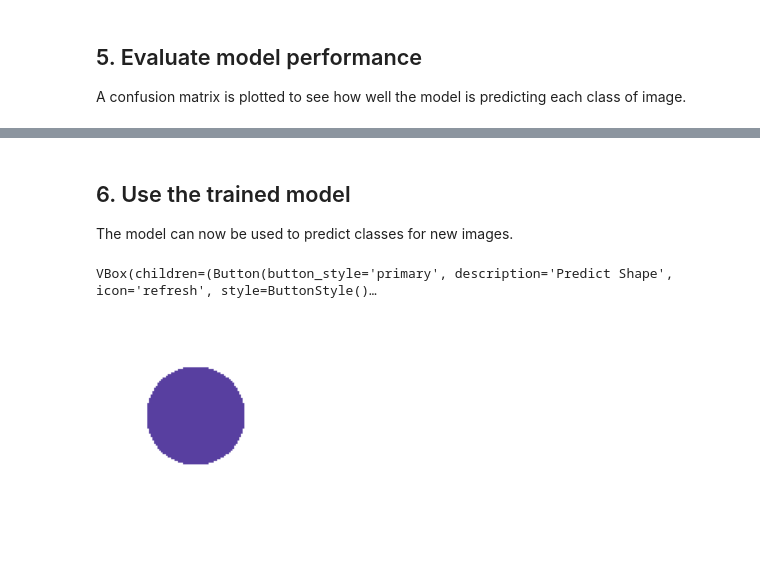
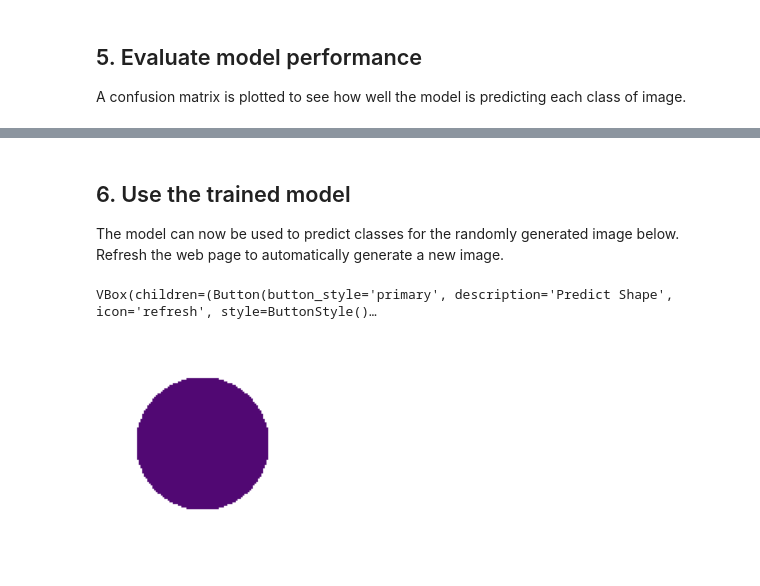
Before and after one commit to guypwhunt/deep_neural_network, a Jupyter notebook: convolutional_neural_networks_pytorch.ipynb, the cells around one changed output, grey strips where cells are left out. Cells and saved outputs as stored; diff of their text form; code cells hidden in the pictures.

```diff
--- a/convolutional_neural_networks_pytorch.ipynb
+++ b/convolutional_neural_networks_pytorch.ipynb
@@ -628,7 +629,7 @@ Getting predictions from test set...
 # %% [markdown]
 ## 6. Use the trained model
 
-The model can now be used to predict classes for new images.
+The model can now be used to predict classes for the randomly generated image below. Refresh the web page to automatically generate a new image.
 # %%
 # Function to predict the class of an image
 def predict_image(classifier, image):
@@ -666,55 +667,58 @@ def create_image (size, shape):
 
     img = Image.new("RGB", size, (255, 255, 255))
     draw = ImageDraw.Draw(img)
 
     if shape == 'circle':
         draw.ellipse([(xy1,xy1), (xy2,xy2)], fill=col)
     elif shape == 'triangle':
         draw.polygon([(xy1,xy1), (xy2,xy2), (xy2,xy1)], fill=col)
     else: # square
         draw.rectangle([(xy1,xy1), (xy2,xy2)], fill=col)
     del draw
 
     return np.array(img)
 
 # Save the model weights
 model_file = 'models/shape_classifier.pt'
 torch.save(model.state_dict(), model_file)
 
 out = widgets.Output(layout={'border': '0.5px solid black'})
 
 def predict_Shape(button):
-    # Create a random test image
-    classnames = os.listdir(os.path.join('data', 'shapes'))
-    classnames.sort()
-    shape = classnames[randint(0, len(classnames)-1)]
-    img = create_image ((128,128), shape)
-
     # Create a new model class and load weights
     model = Net()
     model.load_state_dict(torch.load(model_file))
 
     # Call the predction function
+    global img
     index = predict_image(model, img)
     global out
-    # Display the image
-    plt.axis('off')
-    plt.imshow(img)
     with out:
         print('The predicted shape is:', classes[index])
+
+
+# Create a random test image
+classnames = os.listdir(os.path.join('data', 'shapes'))
+classnames.sort()
+shape = classnames[randint(0, len(classnames)-1)]
+img = create_image ((128,128), shape)
+# Display the image
+fig = plt.figure()
+plt.axis('off')
+plt.imshow(img)
+
+predict_button=widgets.Button(
+description='Predict Shape',
+disabled=False,
+button_style='primary',
+tooltip="Click to randomly create a shape and see if the CNN correctly predicted it",
+icon='refresh')
+
+button_form = widgets.VBox([predict_button, out])
+
+display(button_form)
+
+predict_button.on_click(predict_Shape)
+# %% [output]
+VBox(children=(Button(button_style='primary', description='Predict Shape', icon='refresh', style=ButtonStyle()…
+[figure, added]
-# %%
-predict_button=widgets.Button(
-description='Predict Shape',
-disabled=False,
-button_style='primary',
-tooltip="Click to randomly create a shape and see if the CNN correctly predicted it",
-icon='refresh')
-
-button_form = widgets.VBox([predict_button, out])
-
-display(button_form)
-
-predict_button.on_click(predict_Shape)
-# %% [output]
-VBox(children=(Button(button_style='primary', description='Predict Shape', icon='refresh', style=ButtonStyle()…
-[figure, removed]
```
Also changed, not shown: parts of 2 cells of this notebook, 1 other file.
